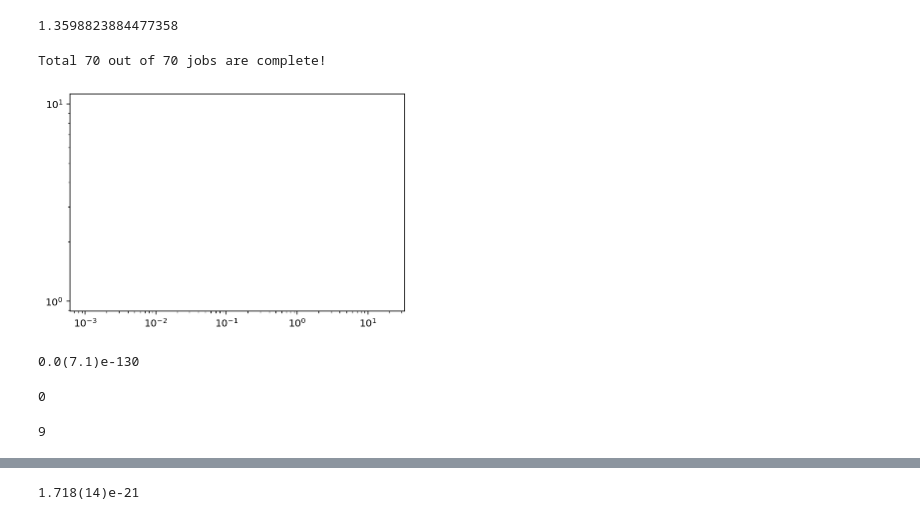
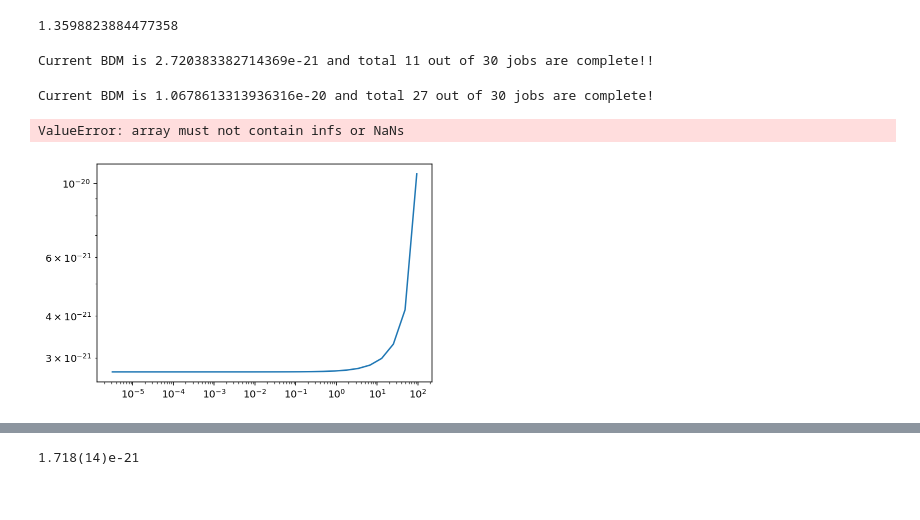
Before and after one commit to yenhsunlin/SNnuBDM, a Jupyter notebook: bdmflux.ipynb, the cells around one changed output, grey strips where cells are left out. Saved outputs shown, nothing was run; the diff lists cells and outputs as text; code cells hidden in the pictures.

```diff
--- a/bdmflux.ipynb
+++ b/bdmflux.ipynb
@@ -53,13 +57,14 @@ def dnv(r,Ev,Lv=Lv):
     Neutrino flux at r: # per Enu per cm**3 per second
     """
     Lv = Lv*erg2MeV
-    #r = r*kpc2cm
+    r = r*kpc2cm
 
     def _fv(Ev,Tv):
         """
         Fermi-Dirac distribution
         """
         exponent = Ev/Tv - 3
+        # setup a cutoff value when the exponent beyon the validatiy of float64
         if exponent <= 709.782:
             return (1/18.9686)*Tv**(-3)*(Ev**2/(np.exp(exponent)+1))
         else:
@@ -89,7 +94,7 @@ def nx(r,mx,rho=184,rs=24.42):
     ------
     DM number density, #/cm^3 at r
     """
-    rr=r/rs/kpc2cm
+    rr=r/rs
     return (rho/mx)/(rr*(1+rr)**2)
 # %% [markdown]
 ## DM emissivity
@@ -723,19 +1072,13 @@ np.max(tt_ls)
 # %% [output]
 1.3598823884477358
 # %%
-# All in MeV
-mx1 = 0.001
-mx2 = 0.01
-mx3 = 0.01
-mx4 = 1
-mx5 = 10
+mx = 1
 Tx = 10
-# define integral range for theta
-theta_integ = vegas.Integrator([[0, 0.5*np.pi]])
 
 # years
-yrls=np.int64(np.logspace(-3,1.3,70)*yr)
+yrls=np.logspace(2,np.log10(np.floor(find_tmax(Tx,mx))),30)
 #yrls = np.append(yrls1,yrls2)
+theta_slice = 8
 tot_job = len(yrls)
 job = 1
 #fluxmx1_single=[]
@@ -746,14 +1089,27 @@ job = 1
 #for y in yrls:
 #    fluxmx2_single.append(bdmflux_single(y*yr,Tx,mx2))
 
-fluxmx3_single=[]
-for y in yrls:
-    fluxmx3 = theta_integ(lambda theta: bdmflux(y,theta,Tx,mx3), nitn=10, neval=5000)
+bdmflux_vegas=[]
+for y in yrls[:-1]:
+    theta_min,theta_max = find_theta_bound(y,Tx,mx)
+    D = (theta_max-theta_min)/10**theta_slice
+    #bdmflux = 0
+    theta_integ = vegas.Integrator([[theta_min, theta_min+10*D]])
+    flux = theta_integ(lambda theta: bdmflux(y,theta,Tx,mx), nitn=10, neval=3000)
     try:
-        fluxmx3_single.append(fluxmx3[0].mean)
+        bdm = flux[0].mean
     except:
-        fluxmx3_single.append(fluxmx3.mean)
-    print('Total '+str(job)+' out of '+str(tot_job)+' jobs are complete!',end="\r")
+        bdm = flux.mean
+
+    for i in range(1,theta_slice):
+        theta_integ = vegas.Integrator([[theta_min+10**i*D, theta_min+10**(i+1)*D]])
+        flux = theta_integ(lambda theta: bdmflux(y,theta,Tx,mx), nitn=10, neval=3000)
+        try:
+            bdm += flux[0].mean
+        except:
+            bdm += flux.mean
+    bdmflux_vegas.append(bdm)
+    print('Current BDM is '+str(bdm)+' and total '+str(job)+' out of '+str(tot_job)+' jobs are complete!',end="\r")
     job+=1
 
 
@@ -761,10 +1117,13 @@ for y in yrls:
 #for y in yrls:
 #    fluxmx4_single.append(bdmflux_single(y*yr,Tx,mx4))
 # %% [output]
-Total 70 out of 70 jobs are complete!
+Current BDM is 2.720383382714369e-21 and total 11 out of 30 jobs are complete!!
+Current BDM is 1.0678613313936316e-20 and total 27 out of 30 jobs are complete!
+ValueError: array must not contain infs or NaNs
 # %%
-plt.plot(yrls/yr,fluxmx3_single)
+plt.plot(yrls[:-3]/yr,bdmflux_vegas)
 plt.xscale('log')
 plt.yscale('log')
+#plt.ylim(1e-17,1e-12)
 # %% [output]
-[figure, old version]
+[figure, new version]
@@ -773,13 +1129,0 @@ theta_integ = vegas.Integrator([[0, 1e-7]])
-# %%
-theta_integ(lambda theta: bdmflux(1e3,theta,Tx,mx3), nitn=20, neval=10000)
-# %% [output]
-0.0(7.1)e-130
-# %%
-bdmflux(0.01*yr,1e-7,Tx,mx3)
-# %% [output]
-0
-# %%
-for i in range (10):
-    print(i, end="\r")
-# %% [output]
-9
```
Also changed, not shown: parts of 46 cells of this notebook.
